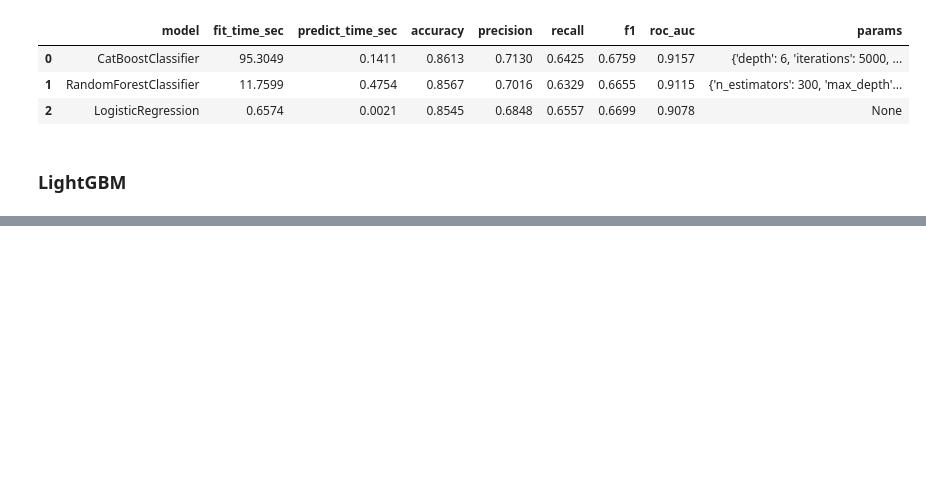
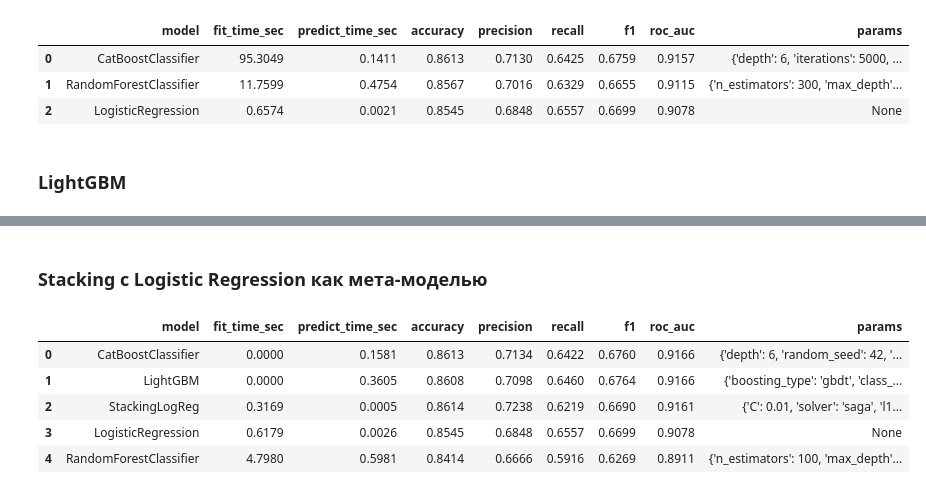
Before and after one commit to argeo05/Customer-Churn-Prediction, a Jupyter notebook: analyze.ipynb, the cells around one changed output, grey strips where cells are left out. Saved outputs shown, nothing was run; the diff lists cells and outputs as text; code cells hidden in the pictures; blank space fills up the shorter version.

Commit message:
[ADD] stacking модель

```diff
--- a/analyze.ipynb
+++ b/analyze.ipynb
@@ -28,6 +33,7 @@ train = pd.read_csv('data/train.csv')
 test = pd.read_csv('data/test.csv')
 # %%
 X, y = train.drop(columns=['id', 'Churn']), train['Churn'].map({'No': 0, 'Yes': 1})
+X_test = test.drop(columns=['id'])
 # %%
 numeric_features = ['SeniorCitizen', 'tenure', 'MonthlyCharges', 'TotalCharges']
 categorical_features = [col for col in X.columns if col not in numeric_features]
@@ -43,6 +49,8 @@ preprocessor = ColumnTransformer(
 
 X = preprocessor.fit_transform(X)
 y = y.to_numpy()
+
+X_test = preprocessor.transform(X_test)
 # %% [markdown]
 ### Создание Baseline
 # %%
@@ -317,0 +357,12 @@ hub.leaderboard(only_best=True)
+# %%
+model = hub.models['LightGBM']
+
+test_proba = model.predict_proba(X_test)[:, 1]
+
+submission = pd.DataFrame({
+    'id': test['id'],
+    'Churn': test_proba
+})
+
+submission.to_csv('submission.csv', index=False)
+submission.head()
@@ -317,0 +376,61 @@ hub.leaderboard(only_best=True)
+# %% [markdown]
+### Stacking с Logistic Regression как мета-моделью
+# %%
+def get_oof_predictions(model, X, y, X_test, n_splits=5, random_state=RANDOM_STATE):
+    skf = StratifiedKFold(n_splits=n_splits, shuffle=True, random_state=random_state)
+
+    oof_train = np.zeros(len(X))
+    oof_test = np.zeros(len(X_test))
+    test_fold_preds = []
+
+    for train_idx, valid_idx in tqdm(skf.split(X, y), total=n_splits):
+        X_train_fold, X_valid_fold = X[train_idx], X[valid_idx]
+        y_train_fold = y[train_idx]
+
+        fold_model = clone(model)
+        fold_model.fit(X_train_fold, y_train_fold)
+
+        oof_train[valid_idx] = fold_model.predict_proba(X_valid_fold)[:, 1]
+        test_fold_preds.append(fold_model.predict_proba(X_test)[:, 1])
+
+    oof_test = np.mean(test_fold_preds, axis=0)
+    return oof_train.reshape(-1, 1), oof_test.reshape(-1, 1)
+
+lgbm_oof_train, lgbm_oof_test = get_oof_predictions(lgbm_base, X_train, y_train, X_test, n_splits=3, random_state=RANDOM_STATE)
+cat_oof_train, cat_oof_test = get_oof_predictions(catboost, X_train, y_train, X_test, n_splits=3, random_state=RANDOM_STATE)
+random_forest_oof_train, random_forest_oof_test = get_oof_predictions(random_forest, X_train, y_train, X_test, n_splits=3, random_state=RANDOM_STATE)
+
+X_stack_train = np.hstack([lgbm_oof_train, cat_oof_train, random_forest_oof_train])
+X_stack_test = np.hstack([lgbm_oof_test, cat_oof_test, random_forest_oof_test])
+
+C_values = [0.001, 0.003, 0.01, 0.03, 0.1, 0.3, 1.0, 3.0, 10.0, 30.0, 100.0]
+l1_ratios = [0.0, 0.1, 0.25, 0.5, 0.75, 0.9, 1.0]
+class_weights = [None, "balanced"]
+
+valid_params = [
+    {
+        "C": C,
+        "l1_ratio": l1r,
+        "class_weight": cw
+    }
+    for C, l1r, cw in product(C_values, l1_ratios, class_weights)
+]
+
+stack_logreg, best_params = hub.choice_best(
+    model_class=LogisticRegression,
+    X_train=X_stack_train,
+    y_train=y_train,
+    model_name="StackingLogReg",
+    params=valid_params,
+    general_params={"random_state": RANDOM_STATE, "max_iter": 4000, "solver": "saga"},
+    n_splits=5
+)
+
+hub.leaderboard(only_best=True)
+# %% [output]
+|  | model | fit_time_sec | predict_time_sec | accuracy | precision | recall | f1 | roc_auc | params |
+| 0 | CatBoostClassifier | 0.0000 | 0.1581 | 0.8613 | 0.7134 | 0.6422 | 0.6760 | 0.9166 | {'depth': 6, 'random_seed': 42, '... |
+| 1 | LightGBM | 0.0000 | 0.3605 | 0.8608 | 0.7098 | 0.6460 | 0.6764 | 0.9166 | {'boosting_type': 'gbdt', 'class_... |
+| 2 | StackingLogReg | 0.3169 | 0.0005 | 0.8614 | 0.7238 | 0.6219 | 0.6690 | 0.9161 | {'C': 0.01, 'solver': 'saga', 'l1... |
+| 3 | LogisticRegression | 0.6179 | 0.0026 | 0.8545 | 0.6848 | 0.6557 | 0.6699 | 0.9078 | None |
+| 4 | RandomForestClassifier | 4.7980 | 0.5981 | 0.8414 | 0.6666 | 0.5916 | 0.6269 | 0.8911 | {'n_estimators': 100, 'max_depth'... |
```
Also changed, not shown: parts of 14 cells of this notebook.
